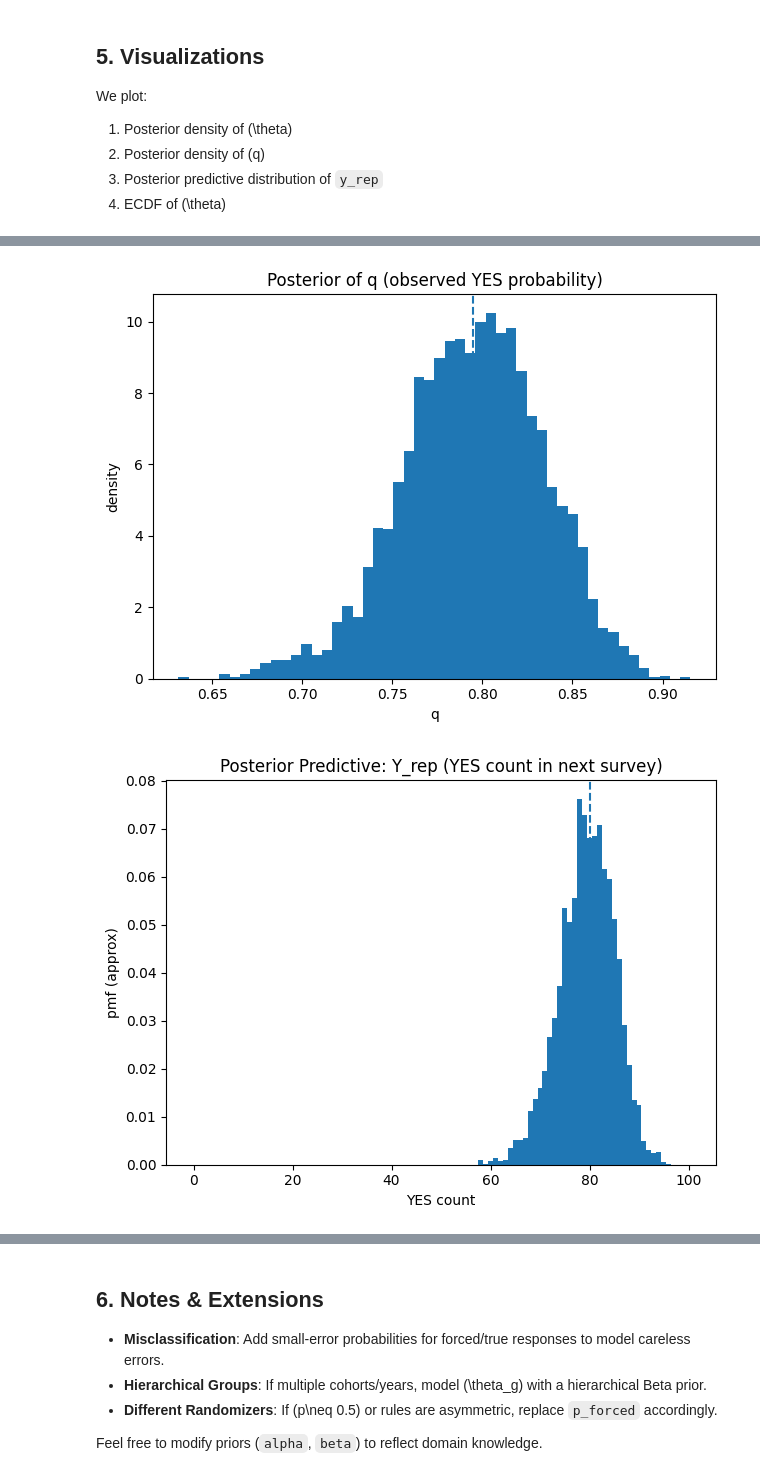
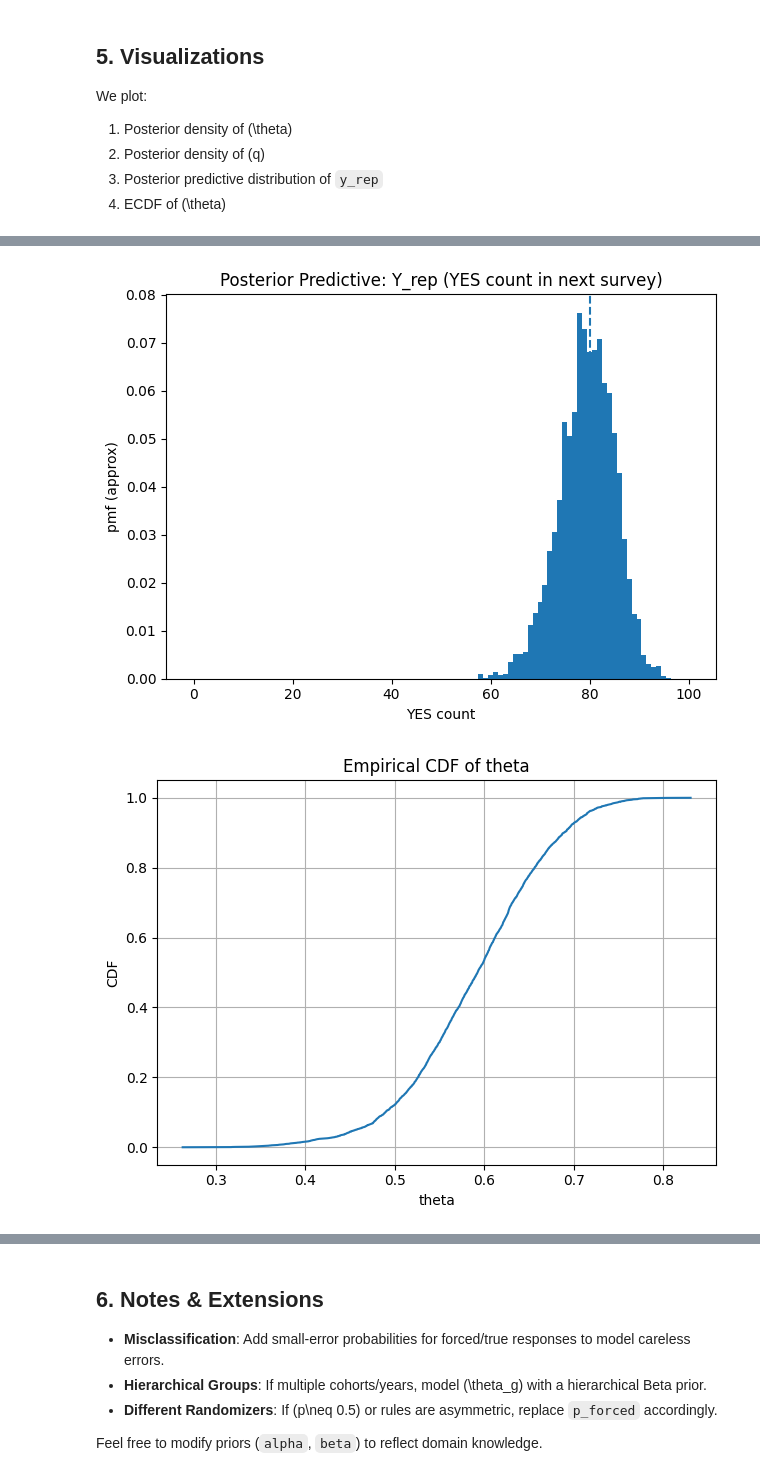
Before and after one commit to lnikv/KOS6002, a Jupyter notebook: RRT/randomized_response_bayes.ipynb, the cells around one changed output, grey strips where cells are left out. Drawn from its saved outputs; the diff is of its cells as text; code cells hidden in the pictures.

```diff
--- a/RRT/randomized_response_bayes.ipynb
+++ b/RRT/randomized_response_bayes.ipynb
@@ -241,45 +226,35 @@ import matplotlib.pyplot as plt
 
 # (A) Posterior of theta
 plt.figure()
 plt.hist(theta, bins=50, density=True)
 plt.axvline(theta_mean, linestyle='--')
 plt.title("Posterior of theta (true smoking prevalence)")
 plt.xlabel("theta")
 plt.ylabel("density")
 plt.tight_layout()
 plt.show()
 
-# (B) Posterior of q
-plt.figure()
-plt.hist(q, bins=50, density=True)
-plt.axvline(np.mean(q), linestyle='--')
-plt.title("Posterior of q (observed YES probability)")
-plt.xlabel("q")
-plt.ylabel("density")
-plt.tight_layout()
-plt.show()
-
-# (C) Posterior predictive of y_rep
+# (B) Posterior predictive of y_rep
 plt.figure()
 plt.hist(y_rep, bins=range(0, N+2), align='left', density=True)
 plt.axvline(y_yes, linestyle='--')
 plt.title("Posterior Predictive: Y_rep (YES count in next survey)")
 plt.xlabel("YES count")
 plt.ylabel("pmf (approx)")
 plt.tight_layout()
 plt.show()
 
-# (D) ECDF of theta
+# (C) ECDF of theta
 theta_sorted = np.sort(theta)
 cdf = np.linspace(0, 1, len(theta_sorted))
 plt.figure()
 plt.plot(theta_sorted, cdf)
 plt.title("Empirical CDF of theta")
 plt.xlabel("theta")
-plt.ylabel("CDF")
+plt.ylabel("CDF"); plt.grid(True);
 plt.tight_layout()
 plt.show()
 # %% [output]
 [figure]
-[figure, old version]
+[figure, new version]
-[figure, old version]
+[figure, new version]
```
Also changed, not shown: parts of 12 cells of this notebook, 2 other files.
